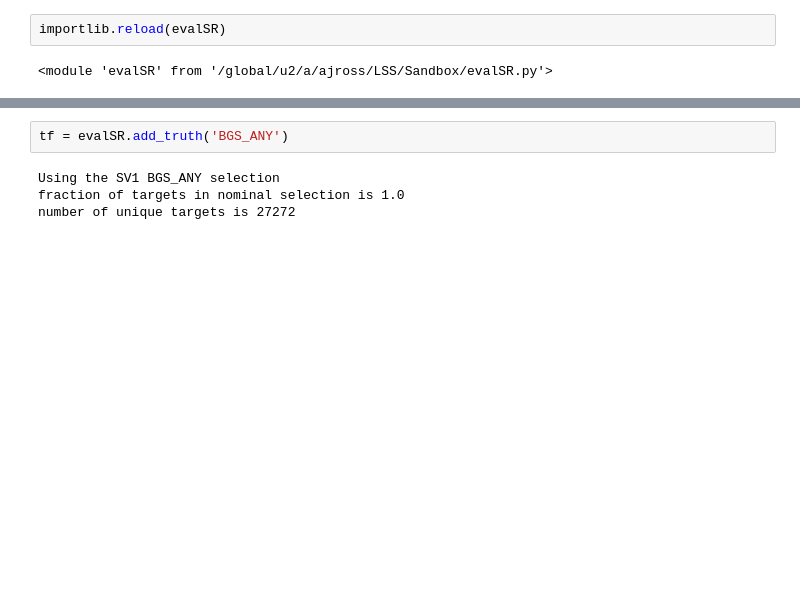
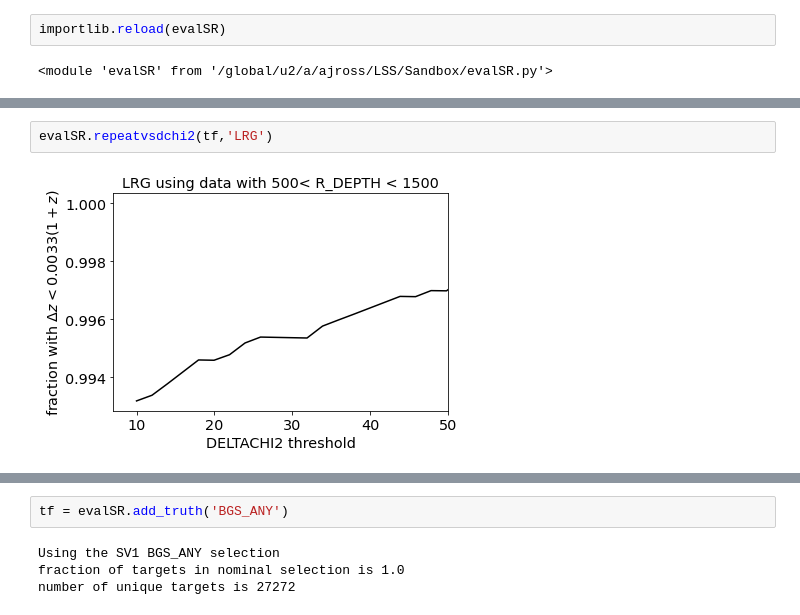
Before and after one commit to desihub/LSS, a Jupyter notebook: Sandbox/use_zcat.ipynb, the cells around one changed output, grey strips where cells are left out. Drawn from its saved outputs; the diff is of its cells as text; blank space fills up the shorter version.

```diff
--- a/Sandbox/use_zcat.ipynb
+++ b/Sandbox/use_zcat.ipynb
@@ -121,0 +100,4 @@ number of unique targets is 9504
+# %%
+evalSR.repeatvsdchi2(tf,'LRG')
+# %% [output]
+[figure, added]
```
Also changed, not shown: parts of 177 cells of this notebook.
